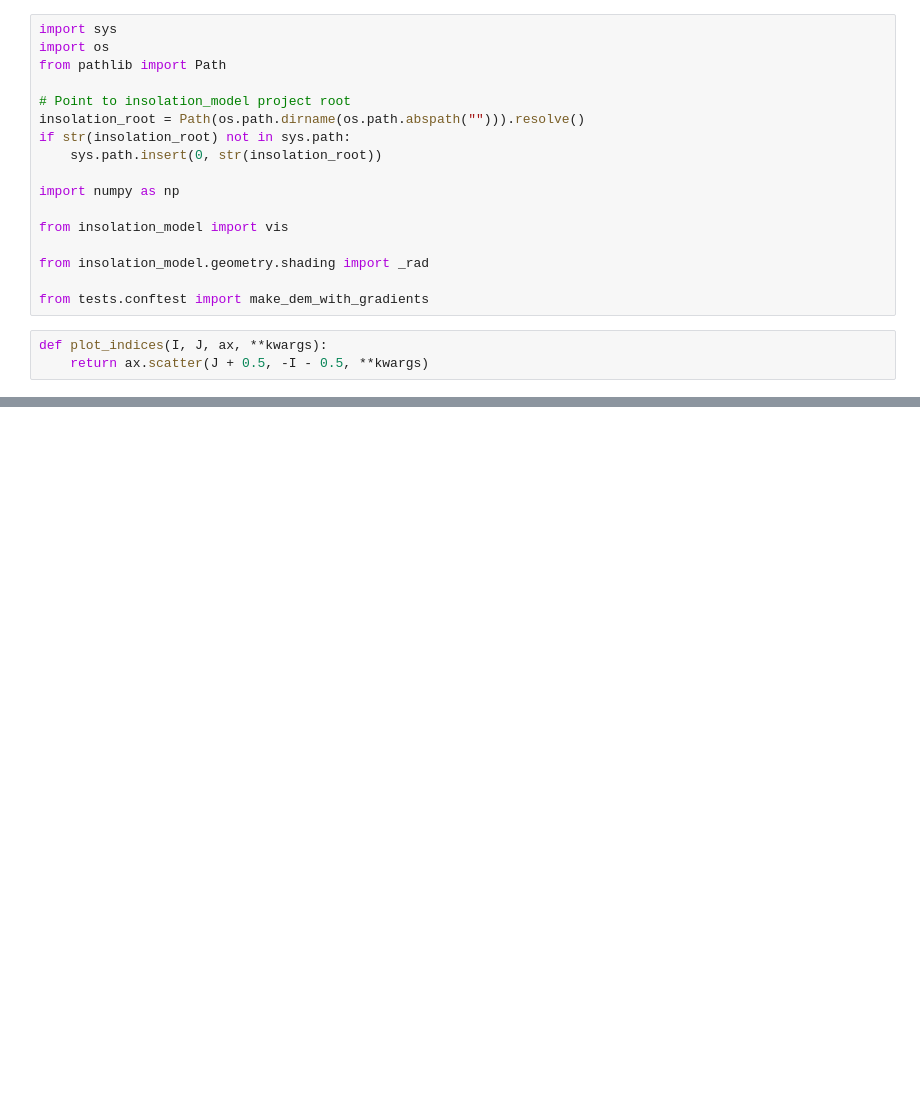
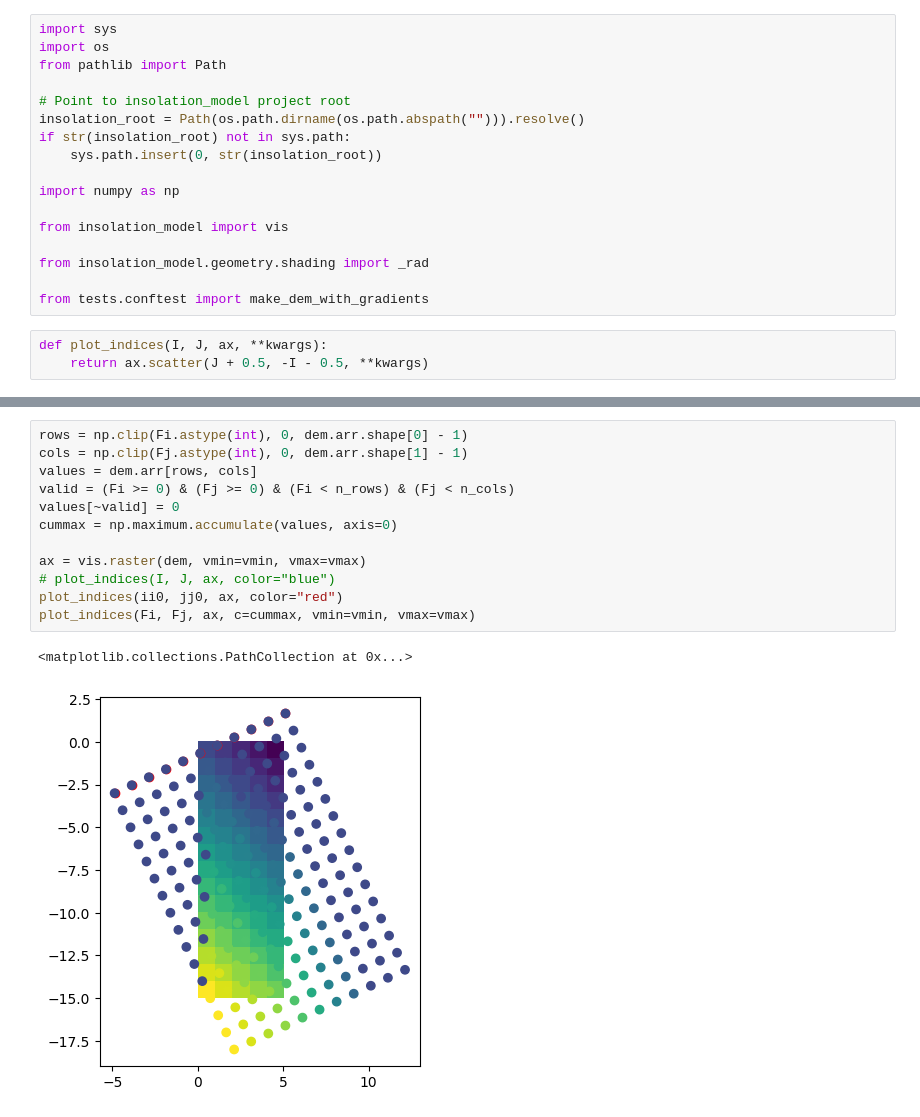
Before and after one commit to dankluskiewicz/insolation_model, a Jupyter notebook: development/wave_front.ipynb, the cells around one changed output, grey strips where cells are left out. Cells and saved outputs as stored; diff of their text form; blank space fills up the shorter version.

```diff
--- a/development/wave_front.ipynb
+++ b/development/wave_front.ipynb
@@ -65,0 +75,15 @@ ValueError: this package has only been tested for square pixels
+# %%
+rows = np.clip(Fi.astype(int), 0, dem.arr.shape[0] - 1)
+cols = np.clip(Fj.astype(int), 0, dem.arr.shape[1] - 1)
+values = dem.arr[rows, cols]
+valid = (Fi >= 0) & (Fj >= 0) & (Fi < n_rows) & (Fj < n_cols)
+values[~valid] = 0
+cummax = np.maximum.accumulate(values, axis=0)
+
+ax = vis.raster(dem, vmin=vmin, vmax=vmax)
+# plot_indices(I, J, ax, color="blue")
+plot_indices(ii0, jj0, ax, color="red")
+plot_indices(Fi, Fj, ax, c=cummax, vmin=vmin, vmax=vmax)
+# %% [output]
+<matplotlib.collections.PathCollection at 0x...>
+[figure, added]
```
Also changed, not shown: parts of 1 cell of this notebook.
